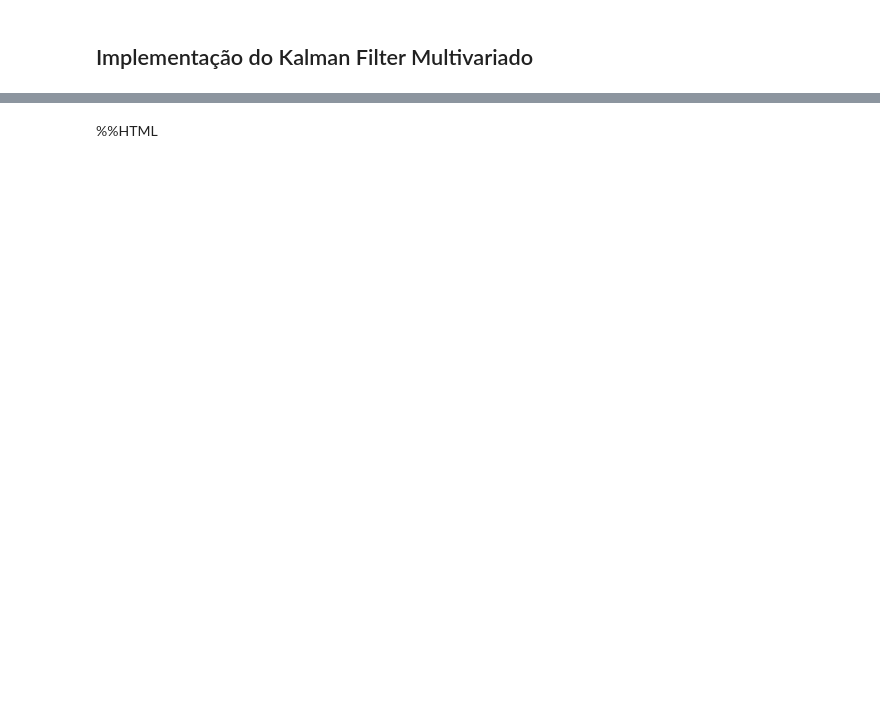
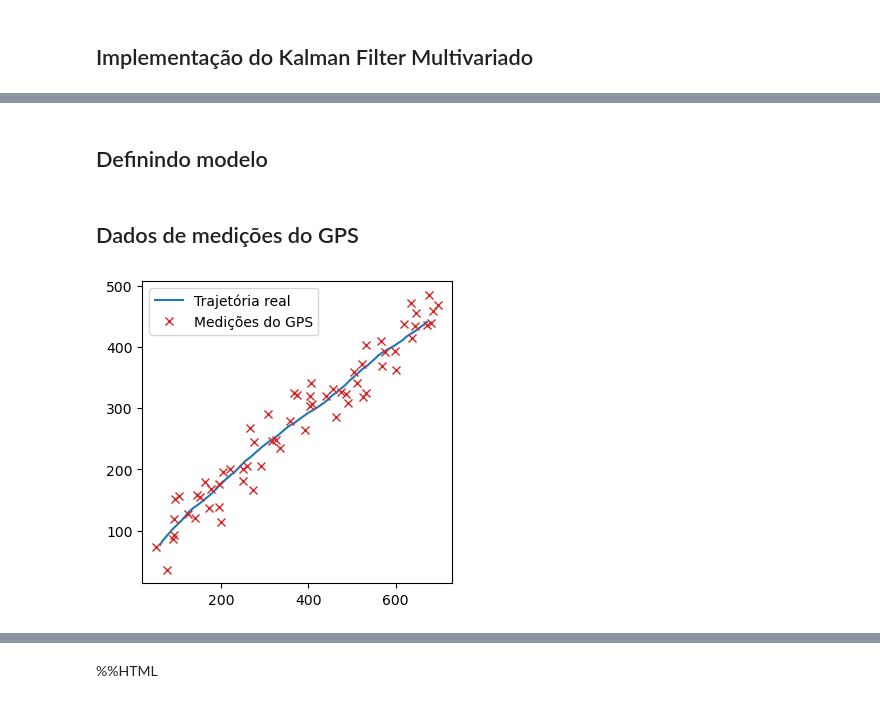
Before and after one commit to lmmacul/Apostila-LMA, a Jupyter notebook: Data Assimilation/Kalman Filter/Aula Filtro de Kalman.ipynb, the cells around one changed output, grey strips where cells are left out. Drawn from its saved outputs; the diff is of its cells as text; code cells hidden in the pictures; blank space fills up the shorter version.

```diff
--- a/Data Assimilation/Kalman Filter/Aula Filtro de Kalman.ipynb
+++ b/Data Assimilation/Kalman Filter/Aula Filtro de Kalman.ipynb
@@ -710,0 +620,2 @@ Note que $z$ é dado em Coelhos de Jones. Assim, o produto $H\overline{x}$ deve
+# %% [markdown]
+## Definindo modelo
@@ -710,0 +654,10 @@ Note que $z$ é dado em Coelhos de Jones. Assim, o produto $H\overline{x}$ deve
+# %% [markdown]
+## Dados de medições do GPS
+# %%
+gps = pd.read_csv("reta.csv")
+plt.figure(figsize = (4,4), dpi = 100)
+plt.plot(gps["x"], gps["y"], label = "Trajetória real")
+plt.plot(gps["x_obs"], gps["y_obs"], 'xC3', label = "Medições do GPS")
+plt.legend();
+# %% [output]
+[figure, added]
```
Also changed, not shown: parts of 93 cells of this notebook, 5 other files.
